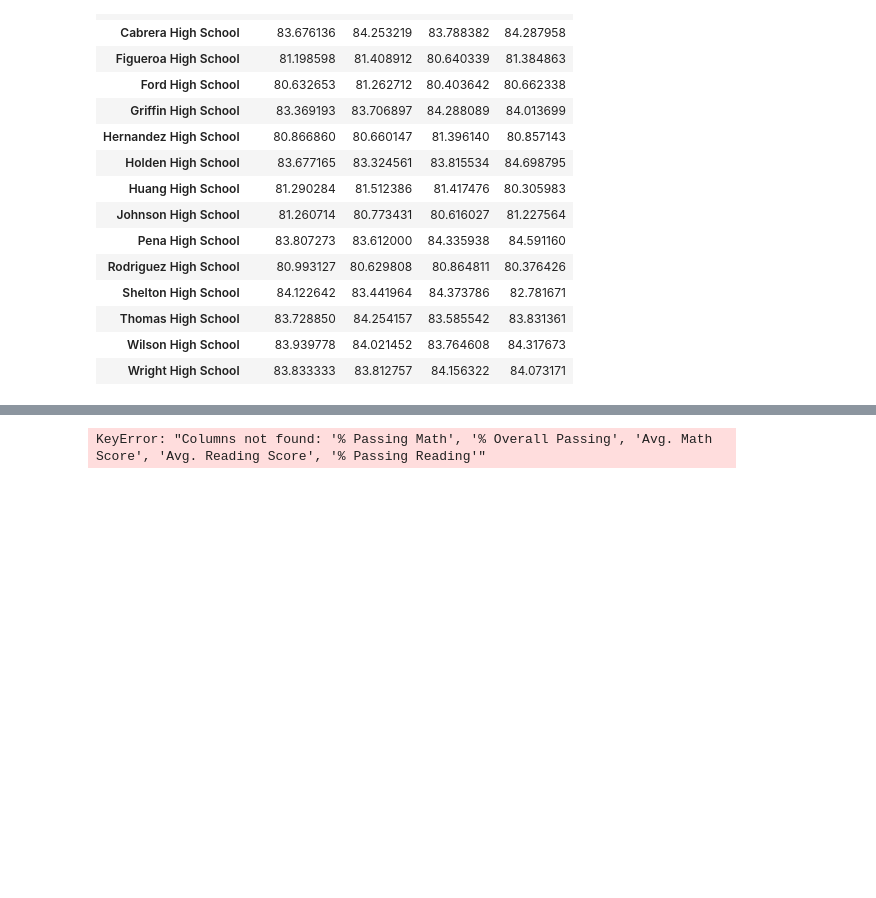
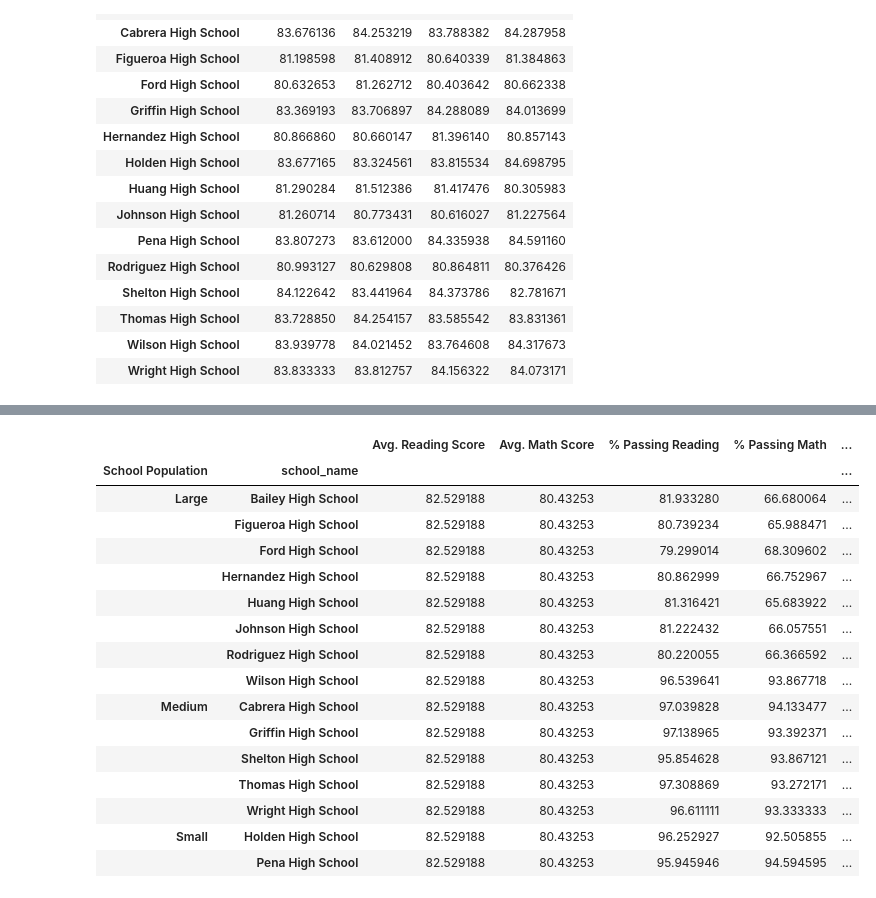
Before and after one commit to shelly9109/pandas-challenge, a Jupyter notebook: PyCitySchools.ipynb, the cells around one changed output, grey strips where cells are left out. Cells and saved outputs as stored; diff of their text form; code cells hidden in the pictures; blank space fills up the shorter version.

```diff
--- a/PyCitySchools.ipynb
+++ b/PyCitySchools.ipynb
@@ -167,10 +167,16 @@ spending_labels = ['$0-$580', '$580-$620', '$620-$650', '$650-$680']
 bins_school_spending = pd.cut(scores_by_school_spending['Per Student Budget'], bins, labels=spending_labels)
 bins_school_spending = pd.DataFrame(bins_school_spending)
 school_df['Spending Level'] = bins_school_spending
-scores_by_school_spending = copy_school_sum.groupby(['Spending Level'])['Avg. Reading Score',
+avg_math_score = school_df["math_score_x"].mean()
+avg_reading_score = school_df["reading_score_x"].mean()
+school_df['Avg. Reading Score'] = avg_reading_score
+school_df['Avg. Math Score'] = avg_math_score
+
+scores_by_school_spending = school_df.groupby(['Spending Level'])['Avg. Reading Score',
                                                          'Avg. Math Score',
                                                          '% Passing Reading',
                                                          '% Passing Math',
                                                          '% Overall Passing'
-                                                         ].mean()scores_by_school_spending
+                                                         ].mean()
+scores_by_school_spending
 # %% [output]
@@ -178,20 +189,36 @@ SyntaxError: invalid syntax (<ipython-input-194-98792b6e9955>, line 13)
 # %%
 # SCORES BY SCHOOL SIZE
-scores_by_school_size = copy_school_sum.copy()
+scores_by_school_size = school_df.copy()
 bins = [0, 1000, 2000, 5000]
 size_labels = ['Small', 'Medium', 'Large']
 bins_school_size = pd.cut(scores_by_school_size['size'], bins, labels = size_labels)
 bins_school_size = pd.DataFrame(bins_school_size)
-copy_school_sum['School Population'] = bins_school_size
-scores_by_school_size = copy_school_sum.groupby(['School Population','school_name'])['Avg. Reading Score',
+school_df['School Population'] = bins_school_size
+scores_by_school_size = school_df.groupby(['School Population','school_name'])['Avg. Reading Score',
                                                          'Avg. Math Score',
                                                          '% Passing Reading',
                                                          '% Passing Math',
                                                          '% Overall Passing'
                                                          ].mean()
 scores_by_school_size
 # %% [output]
-KeyError: "Columns not found: '% Passing Math', '% Overall Passing', 'Avg. Math Score', 'Avg. Reading Score', '% Passing Reading'"
+|  |  | Avg. Reading Score | Avg. Math Score | % Passing Reading | % Passing Math | ... |
+| School Population | school_name |  |  |  |  | ... |
+| Large | Bailey High School | 82.529188 | 80.43253 | 81.933280 | 66.680064 | ... |
+|  | Figueroa High School | 82.529188 | 80.43253 | 80.739234 | 65.988471 | ... |
+|  | Ford High School | 82.529188 | 80.43253 | 79.299014 | 68.309602 | ... |
+|  | Hernandez High School | 82.529188 | 80.43253 | 80.862999 | 66.752967 | ... |
+|  | Huang High School | 82.529188 | 80.43253 | 81.316421 | 65.683922 | ... |
+|  | Johnson High School | 82.529188 | 80.43253 | 81.222432 | 66.057551 | ... |
+|  | Rodriguez High School | 82.529188 | 80.43253 | 80.220055 | 66.366592 | ... |
+|  | Wilson High School | 82.529188 | 80.43253 | 96.539641 | 93.867718 | ... |
+| Medium | Cabrera High School | 82.529188 | 80.43253 | 97.039828 | 94.133477 | ... |
+|  | Griffin High School | 82.529188 | 80.43253 | 97.138965 | 93.392371 | ... |
+|  | Shelton High School | 82.529188 | 80.43253 | 95.854628 | 93.867121 | ... |
+|  | Thomas High School | 82.529188 | 80.43253 | 97.308869 | 93.272171 | ... |
+|  | Wright High School | 82.529188 | 80.43253 | 96.611111 | 93.333333 | ... |
+| Small | Holden High School | 82.529188 | 80.43253 | 96.252927 | 92.505855 | ... |
+|  | Pena High School | 82.529188 | 80.43253 | 95.945946 | 94.594595 | ... |
 # %%
 # SCORES BY SCHOOL TYPE
 scores_by_school_type = school_df.copy()
```
Also changed, not shown: parts of 5 cells of this notebook.
